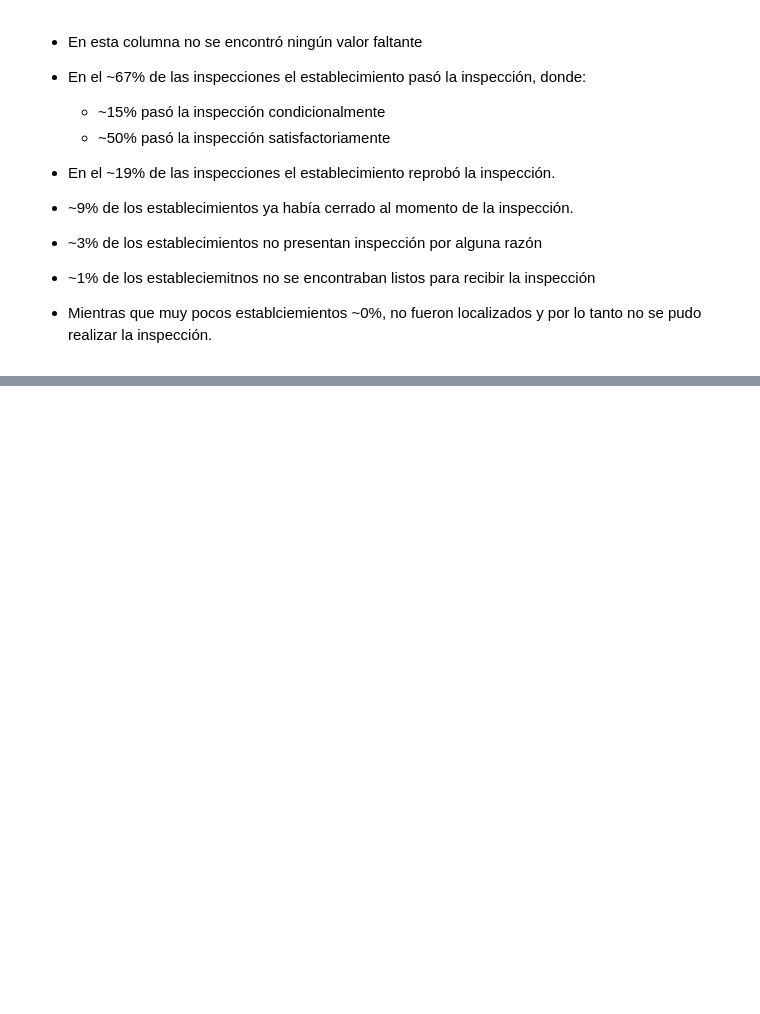
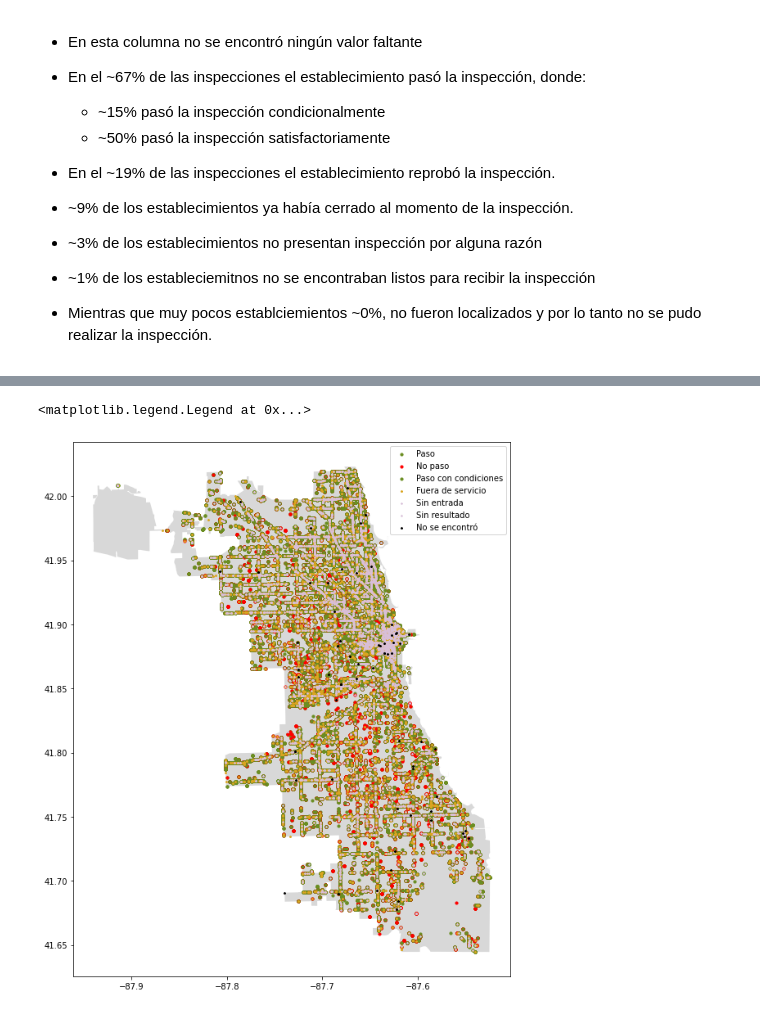
Before and after one commit to AnaTorresR/DPA-ADEI, a Jupyter notebook: notebooks/eda_food_inspections.ipynb, the cells around one changed output, grey strips where cells are left out. Cells and saved outputs as stored; diff of their text form; code cells hidden in the pictures; blank space fills up the shorter version.

```diff
--- a/notebooks/eda_food_inspections.ipynb
+++ b/notebooks/eda_food_inspections.ipynb
@@ -409,6 +365,5 @@ BBox
 # %%
-mapa = gpd.read_file("/Users/anatorres/Downloads/Boundaries - City/geo_export_22821c4e-ea33-4fe3-9203-9a4af3afa017.shp")
-#  falta imagen :(
+mapa = gpd.read_file("Boundaries - City/geo_export_22821c4e-ea33-4fe3-9203-9a4af3afa017.shp")
 # %%
 crs = {'init': 'epsg:4326'}
 # %%
@@ -421,13 +378,16 @@ geo_df.head(3)
 # %%
 fig,ax = plt.subplots(figsize = (12,12))
 
-mapa.plot(ax=ax, alpha = 0.5, color = "grey")
+mapa.plot(ax=ax, alpha = 0.3, color = "grey")
 geo_df[geo_df['results']=='Pass'].plot(ax=ax, markersize=10, color="olivedrab", marker="o", label="Paso")
-geo_df[geo_df['results']=='Fail'].plot(ax=ax, markersize=10, color="brown", marker="o", label="No paso")
-geo_df[geo_df['results']=='Pass w/conditions'].plot(ax=ax, markersize=5, color="light blue", marker="*", label="Paso c/condiciones")
-geo_df[geo_df['results']=='Out of Business'].plot(ax=ax, markersize=5, color="lightcyan", marker="*", label="Fuera de servicio")
-geo_df[geo_df['results']=='No Entry'].plot(ax=ax, markersize=5, color="cadetblue", marker="*", label="Sin entrada")
-geo_df[geo_df['results']=='Not Ready'].plot(ax=ax, markersize=5, color="teal", marker="*", label="Sin resultado")
+geo_df[geo_df['results']=='Fail'].plot(ax=ax, markersize=10, color="red", marker="o", label="No paso")
+geo_df[geo_df['results']=='Pass w/ Conditions'].plot(ax=ax, markersize=10, color="olivedrab", marker="o", label="Paso con condiciones")
+geo_df[geo_df['results']=='Out of Business'].plot(ax=ax, markersize=5, color="goldenrod", marker="*", label="Fuera de servicio")
+geo_df[geo_df['results']=='No Entry'].plot(ax=ax, markersize=3, color="thistle", marker="*", label="Sin entrada")
+geo_df[geo_df['results']=='Not Ready'].plot(ax=ax, markersize=3, color="thistle", marker="*", label="Sin resultado")
 geo_df[geo_df['results']=='Business Not Located'].plot(ax=ax, markersize= 5, color="black", marker="*", label="No se encontró")
 
 plt.legend(prop={'size': 10})
+# %% [output]
+<matplotlib.legend.Legend at 0x...>
+[figure, added]
```
Also changed, not shown: parts of 30 cells of this notebook, 6 other files.
